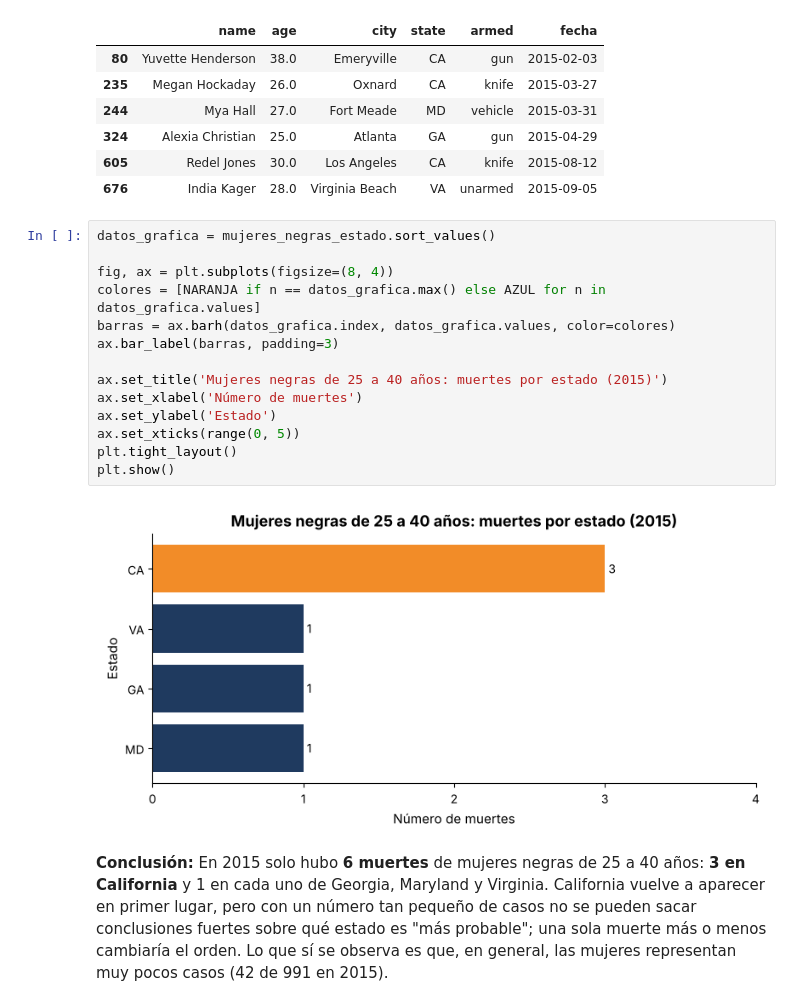
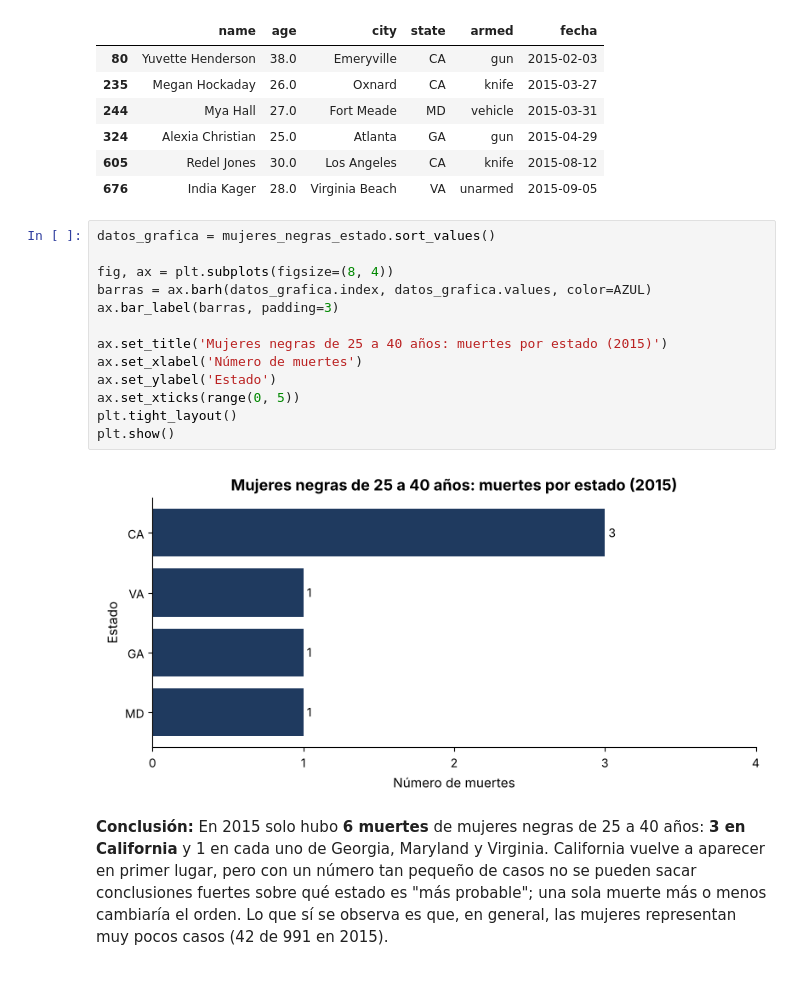
Before and after one commit to patatamanYT/no-entear, a Jupyter notebook: Actividad1_Visualizacion/Actividad_1_Visualizacion_Datos.ipynb, the cells around one changed output. Cells and saved outputs as stored; diff of their text form.

Commit message:
Quitar color de resaltado en las gráficas
Co-Authored-By: Claude Opus 5.5 <noreply@anthropic.com>
Claude-Session: https://claude.ai/code/session_01PuaNWRfsWYW6fKWkmuqFBL

```diff
--- a/Actividad1_Visualizacion/Actividad_1_Visualizacion_Datos.ipynb
+++ b/Actividad1_Visualizacion/Actividad_1_Visualizacion_Datos.ipynb
@@ -616,19 +612,18 @@ mujeres_negras[['name', 'age', 'city', 'state', 'armed', 'fecha']]
 # %%
 datos_grafica = mujeres_negras_estado.sort_values()
 
 fig, ax = plt.subplots(figsize=(8, 4))
-colores = [NARANJA if n == datos_grafica.max() else AZUL for n in datos_grafica.values]
-barras = ax.barh(datos_grafica.index, datos_grafica.values, color=colores)
+barras = ax.barh(datos_grafica.index, datos_grafica.values, color=AZUL)
 ax.bar_label(barras, padding=3)
 
 ax.set_title('Mujeres negras de 25 a 40 años: muertes por estado (2015)')
 ax.set_xlabel('Número de muertes')
 ax.set_ylabel('Estado')
 ax.set_xticks(range(0, 5))
 plt.tight_layout()
 plt.show()
 # %% [output]
-[figure, old version]
+[figure, new version]
 # %% [markdown]
 **Conclusión:** En 2015 solo hubo **6 muertes** de mujeres negras de 25 a 40 años: **3 en California** y 1 en cada uno de Georgia, Maryland y Virginia. California vuelve a aparecer en primer lugar, pero con un número tan pequeño de casos no se pueden sacar conclusiones fuertes sobre qué estado es "más probable"; una sola muerte más o menos cambiaría el orden. Lo que sí se observa es que, en general, las mujeres representan muy pocos casos (42 de 991 en 2015).
 # %% [markdown]
```
Also changed, not shown: parts of 7 cells of this notebook.
